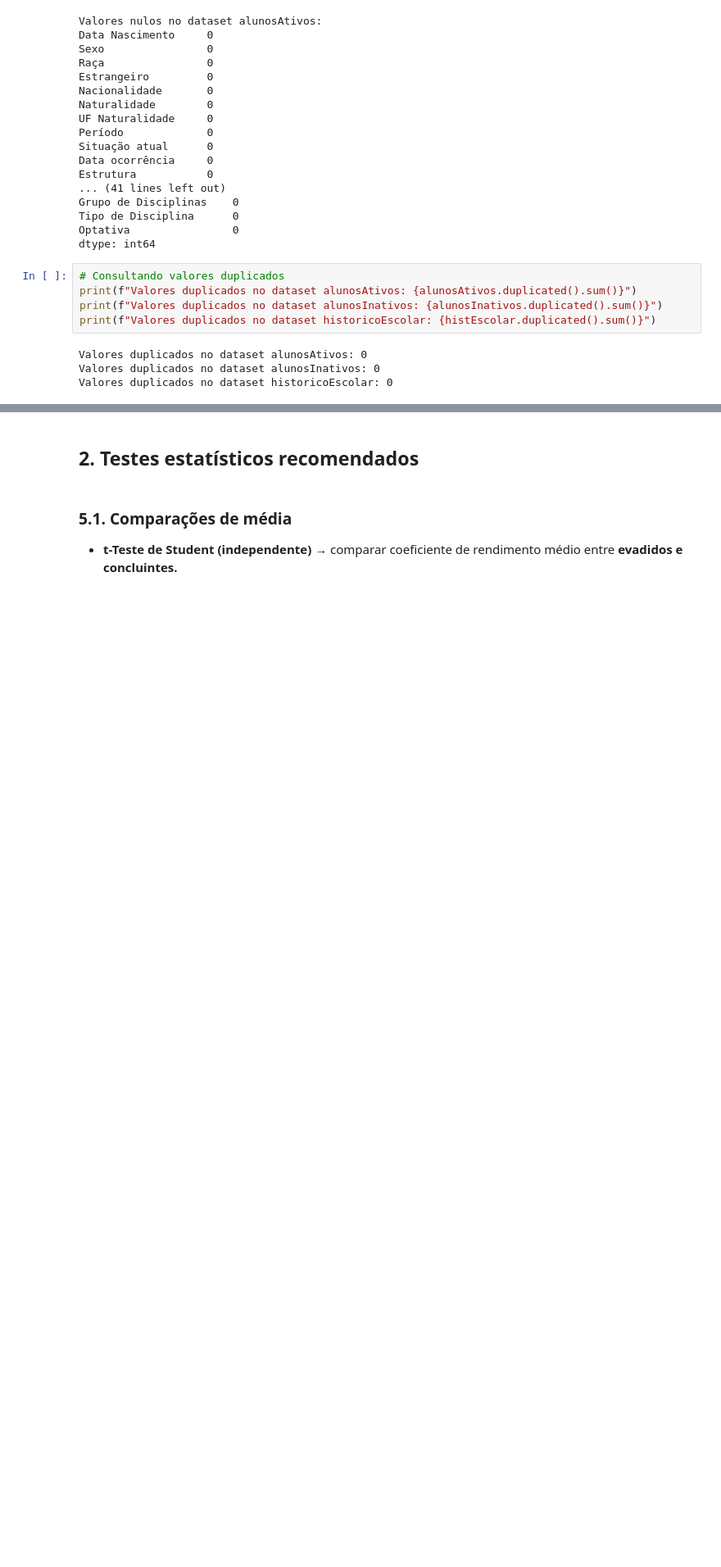
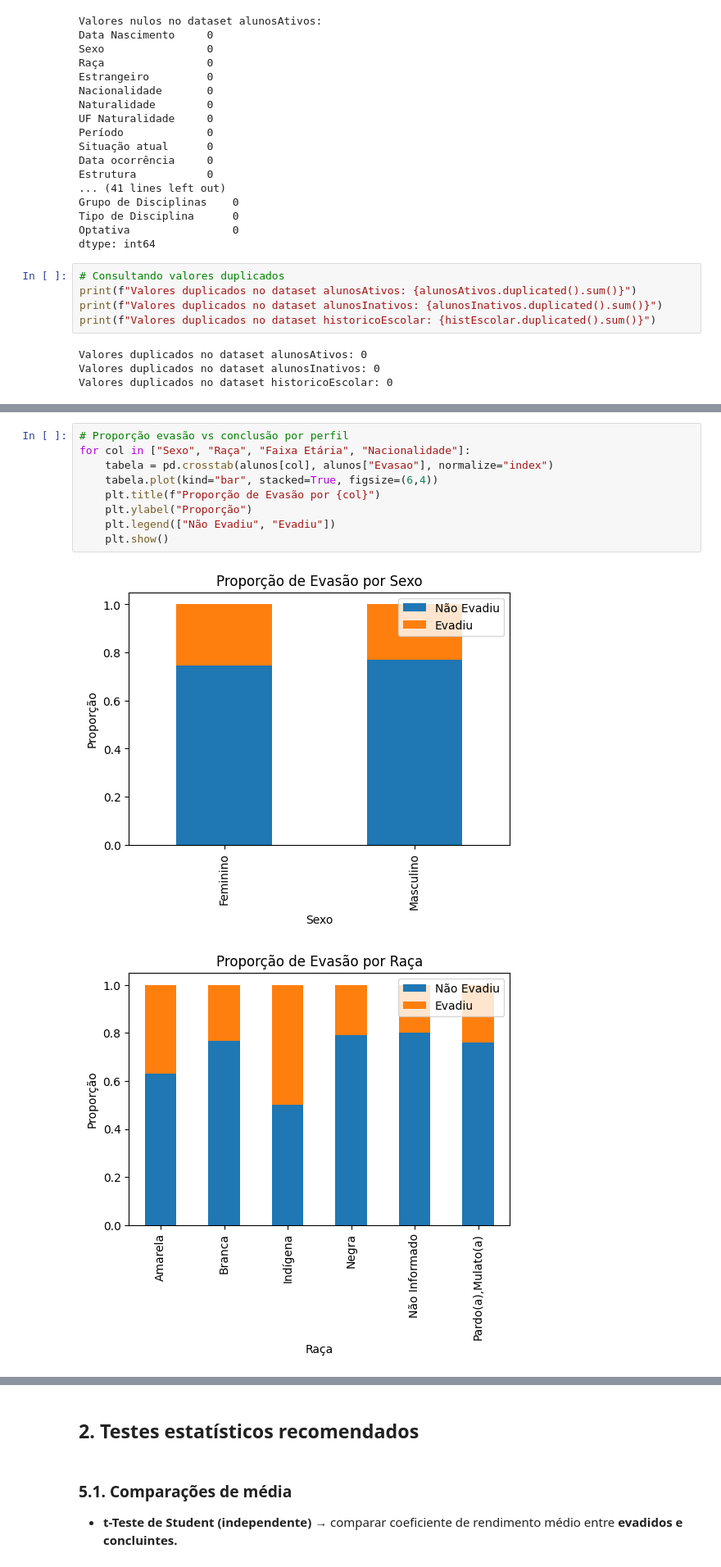
Before and after one commit to annabzsantos/An-lisePefilAcad-mico, a Jupyter notebook: Analise_pefilAcademico.ipynb, the cells around one changed output, grey strips where cells are left out. Shown at 82% size. Drawn from its saved outputs; the diff is of its cells as text; blank space fills up the shorter version.

```diff
--- a/Analise_pefilAcademico.ipynb
+++ b/Analise_pefilAcademico.ipynb
@@ -134,0 +200,12 @@ Valores duplicados no dataset historicoEscolar: 0
+# %%
+# Proporção evasão vs conclusão por perfil
+for col in ["Sexo", "Raça", "Faixa Etária", "Nacionalidade"]:
+    tabela = pd.crosstab(alunos[col], alunos["Evasao"], normalize="index")
+    tabela.plot(kind="bar", stacked=True, figsize=(6,4))
+    plt.title(f"Proporção de Evasão por {col}")
+    plt.ylabel("Proporção")
+    plt.legend(["Não Evadiu", "Evadiu"])
+    plt.show()
+# %% [output]
+[figure, added]
+[figure, added]
```
Also changed, not shown: parts of 19 cells of this notebook.
